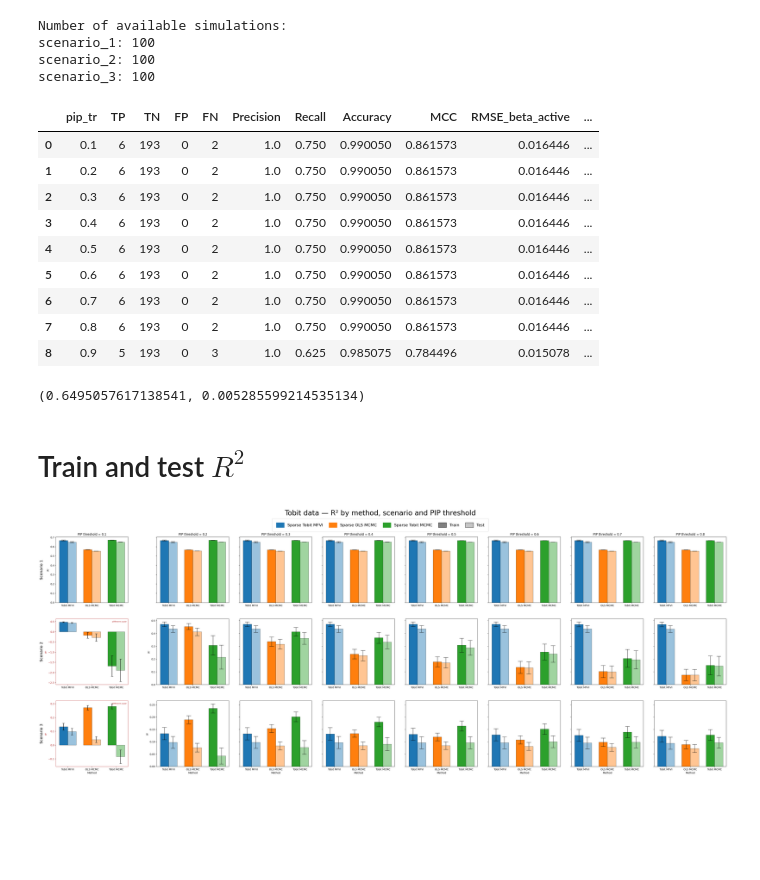
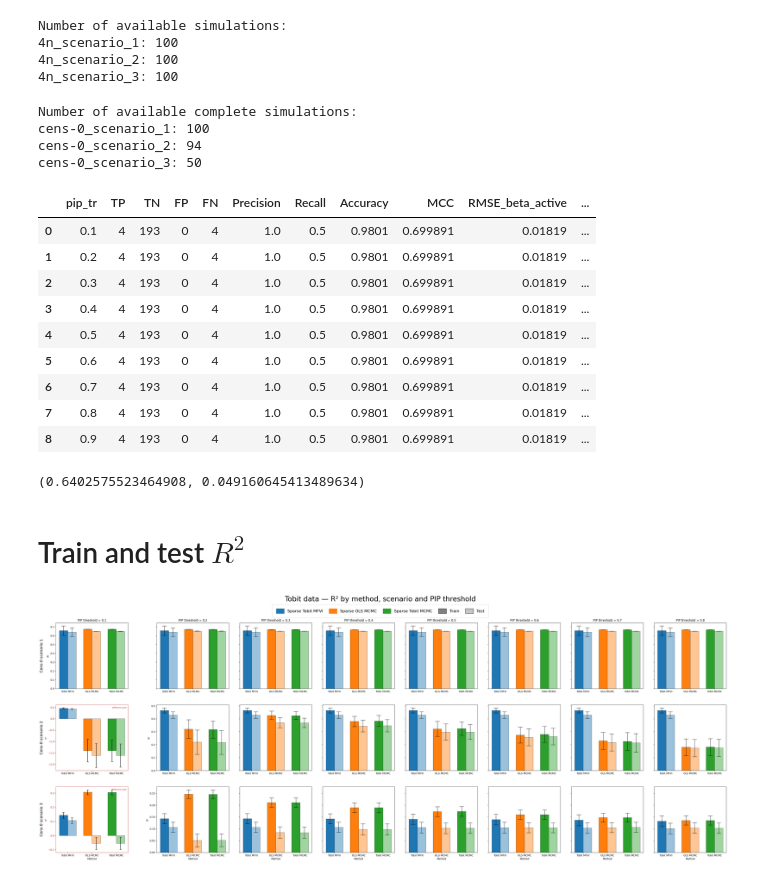
Before and after one commit to mariaestera/vi_tobit, a Jupyter notebook: simulations_summary.ipynb, the cells around one changed output. Cells and saved outputs as stored; diff of their text form; code cells hidden in the pictures; blank space fills up the shorter version.

Commit message:
simulations summary update

```diff
--- a/simulations_summary.ipynb
+++ b/simulations_summary.ipynb
@@ -5,7 +5,7 @@ import matplotlib.pyplot as plt
 import os
 
 
-scenarios = ["scenario_1", "scenario_2", "scenario_3"]
+scenarios = ["4n_scenario_1", "4n_scenario_2", "4n_scenario_3"]
 folder = "simulations"
 
 subfolders = {s : [f.name for f in os.scandir(f"{folder}/{s}") if f.is_dir() and f not in  ['.ipynb_checkpoints']] for s in scenarios}
@@ -15,9 +15,50 @@ for s, k in subfolders.items():
     print(f"{s}: {len(k)}")
 # %% [output]
 Number of available simulations:
-scenario_1: 100
-scenario_2: 100
-scenario_3: 100
+4n_scenario_1: 100
+4n_scenario_2: 100
+4n_scenario_3: 100
+# %%
+import os
+import shutil
+
+scenarios = ["cens-0_scenario_1", "cens-0_scenario_2", "cens-0_scenario_3"]
+folder = "simulations"
+expected_n_files = 17
+DRY_RUN = False  # set to True to only list what would be deleted
+
+def list_simulations(scenario):
+    """Return names of simulation subfolders (skip Jupyter checkpoint dirs)."""
+    return [f.name for f in os.scandir(f"{folder}/{scenario}")
+            if f.is_dir() and f.name != ".ipynb_checkpoints"]
+
+def count_files(path):
+    """Count regular files directly inside a directory."""
+    return sum(1 for f in os.scandir(path) if f.is_file())
+
+# Remove incomplete simulations (fewer than expected_n_files files)
+for s in scenarios:
+    for sim in list_simulations(s):
+        path = f"{folder}/{s}/{sim}"
+        n_files = count_files(path)
+        if n_files < expected_n_files:
+            if DRY_RUN:
+                print(f"[dry run] Would delete {path} ({n_files} files)")
+            else:
+                shutil.rmtree(path)
+                print(f"Deleted {path} ({n_files} files)")
+
+# Recompute the list of remaining (complete) simulations
+subfolders = {s: list_simulations(s) for s in scenarios}
+
+print("\nNumber of available complete simulations:")
+for s, k in subfolders.items():
+    print(f"{s}: {len(k)}")
+# %% [output]
+Number of available complete simulations:
+cens-0_scenario_1: 100
+cens-0_scenario_2: 94
+cens-0_scenario_3: 50
 # %%
 # Load stats for each method across all seeds
 methods = ["mfvi", "ols", "gibbs"]
@@ -29,7 +70,7 @@ stats = {s: {
     for method in methods
 } for s in scenarios}
 
-display(stats["scenario_1"]["mfvi"][0])
+display(stats[scenarios[0]]["mfvi"][0])
 
 # Row index of interest (as in the original code)
 row = 1
@@ -48,19 +89,19 @@ for scenario, _dict in  stats.items():
             "test": (np.mean(r2_test), np.std(r2_test)),
         }
 
-r2["scenario_1"]["mfvi"]["test"]
+r2[scenarios[0]]["mfvi"]["test"]
 # %% [output]
 |  | pip_tr | TP | TN | FP | FN | Precision | Recall | Accuracy | MCC | RMSE_beta_active | ... |
-| 0 | 0.1 | 6 | 193 | 0 | 2 | 1.0 | 0.750 | 0.990050 | 0.861573 | 0.016446 | ... |
-| 1 | 0.2 | 6 | 193 | 0 | 2 | 1.0 | 0.750 | 0.990050 | 0.861573 | 0.016446 | ... |
-| 2 | 0.3 | 6 | 193 | 0 | 2 | 1.0 | 0.750 | 0.990050 | 0.861573 | 0.016446 | ... |
-| 3 | 0.4 | 6 | 193 | 0 | 2 | 1.0 | 0.750 | 0.990050 | 0.861573 | 0.016446 | ... |
-| 4 | 0.5 | 6 | 193 | 0 | 2 | 1.0 | 0.750 | 0.990050 | 0.861573 | 0.016446 | ... |
-| 5 | 0.6 | 6 | 193 | 0 | 2 | 1.0 | 0.750 | 0.990050 | 0.861573 | 0.016446 | ... |
-| 6 | 0.7 | 6 | 193 | 0 | 2 | 1.0 | 0.750 | 0.990050 | 0.861573 | 0.016446 | ... |
-| 7 | 0.8 | 6 | 193 | 0 | 2 | 1.0 | 0.750 | 0.990050 | 0.861573 | 0.016446 | ... |
-| 8 | 0.9 | 5 | 193 | 0 | 3 | 1.0 | 0.625 | 0.985075 | 0.784496 | 0.015078 | ... |
+| 0 | 0.1 | 4 | 193 | 0 | 4 | 1.0 | 0.5 | 0.9801 | 0.699891 | 0.01819 | ... |
+| 1 | 0.2 | 4 | 193 | 0 | 4 | 1.0 | 0.5 | 0.9801 | 0.699891 | 0.01819 | ... |
+| 2 | 0.3 | 4 | 193 | 0 | 4 | 1.0 | 0.5 | 0.9801 | 0.699891 | 0.01819 | ... |
+| 3 | 0.4 | 4 | 193 | 0 | 4 | 1.0 | 0.5 | 0.9801 | 0.699891 | 0.01819 | ... |
+| 4 | 0.5 | 4 | 193 | 0 | 4 | 1.0 | 0.5 | 0.9801 | 0.699891 | 0.01819 | ... |
+| 5 | 0.6 | 4 | 193 | 0 | 4 | 1.0 | 0.5 | 0.9801 | 0.699891 | 0.01819 | ... |
+| 6 | 0.7 | 4 | 193 | 0 | 4 | 1.0 | 0.5 | 0.9801 | 0.699891 | 0.01819 | ... |
+| 7 | 0.8 | 4 | 193 | 0 | 4 | 1.0 | 0.5 | 0.9801 | 0.699891 | 0.01819 | ... |
+| 8 | 0.9 | 4 | 193 | 0 | 4 | 1.0 | 0.5 | 0.9801 | 0.699891 | 0.01819 | ... |
-(0.6495057617138541, 0.005285599214535134)
+(0.6402575523464908, 0.049160645413489634)
 # %% [markdown]
 # Train and test $R^2$
 # %%
@@ -107,7 +148,7 @@ def draw_bar_clipped_floor(ax, xpos, mean, std, width, color, y_floor):
 
 
 # Get pip thresholds (assumed identical across scenarios)
-pip_thresholds = stats["scenario_1"]["mfvi"][0]["pip_tr"].unique()[:-1]
+pip_thresholds = stats[scenarios[0]]["mfvi"][0]["pip_tr"].unique()[:-1]
 
 n_panels = len(pip_thresholds)
 n_scenarios = len(scenarios)
@@ -267,34 +308,34 @@ for row_idx, scenario in enumerate(scenarios):
         if col_idx == first_normal_col:
             ax.set_ylabel("R²")
 
     row_label = scenario.replace("_", " ").capitalize()
     anchor_ax = axes[row_idx][0]
     anchor_ax.annotate(
         row_label,
         xy=(0, 0.5), xytext=(-50, 0),
         xycoords="axes fraction", textcoords="offset points",
         size=15, ha="right", va="center", rotation=90
     )
 
 # Single shared legend
 method_handles = [plt.Rectangle((0, 0), 1, 1, color=colors[m]) for m in methods_order]
 shade_handles = [
     plt.Rectangle((0, 0), 1, 1, facecolor="gray", edgecolor="black"),
     plt.Rectangle((0, 0), 1, 1, facecolor=lighten("gray", 0.55), edgecolor="black"),
 ]
 all_handles = method_handles + shade_handles
 all_labels = [labels[m] for m in methods_order] + ["Train", "Test"]
 
 fig.suptitle("Tobit data — R² by method, scenario and PIP threshold", y=1, fontsize=28)
 fig.legend(all_handles, all_labels, loc="upper center", ncol=len(all_labels),
            bbox_to_anchor=(0.5, 0.975),
            fontsize=16, handlelength=2, handleheight=1.5,
            borderpad=1, labelspacing=1.2, columnspacing=1.5)
 
 fig.savefig("viz/r2/r2_by_scenario_and_pip.png", dpi=300, bbox_inches="tight")
 plt.show()
 # %% [output]
-[figure, old version]
+[figure, new version]
 # %%
 import matplotlib.pyplot as plt
 import numpy as np
```
Also changed, not shown: parts of 17 cells of this notebook.
